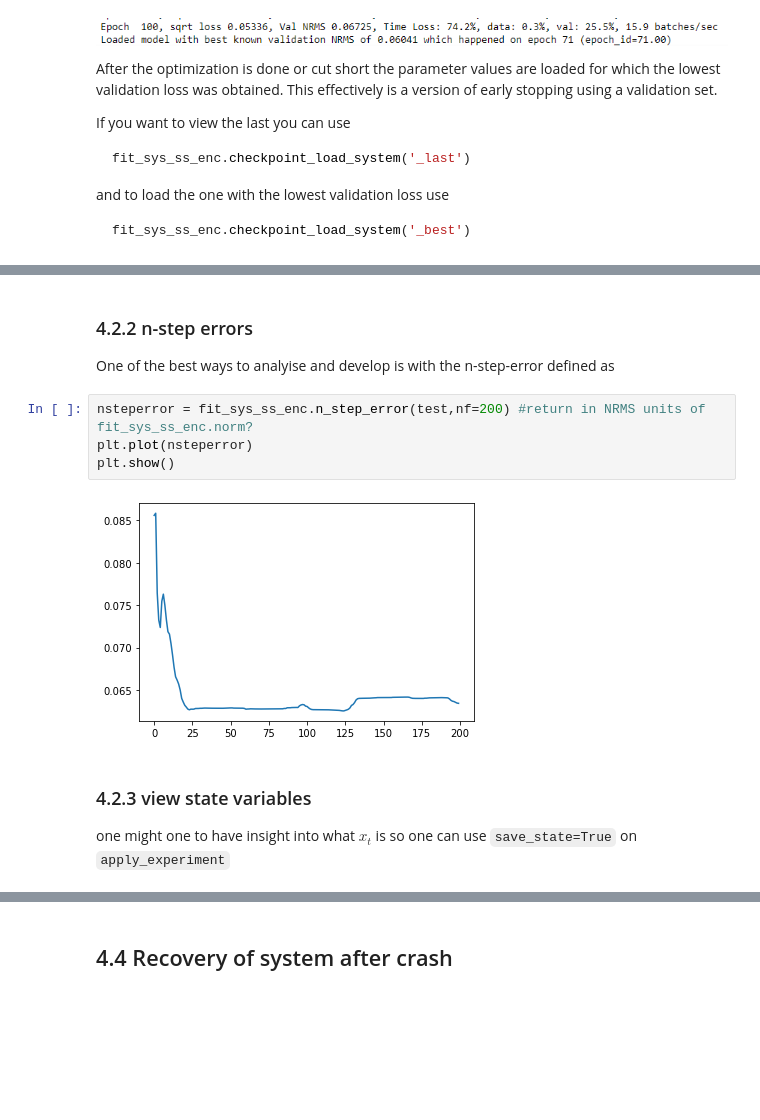
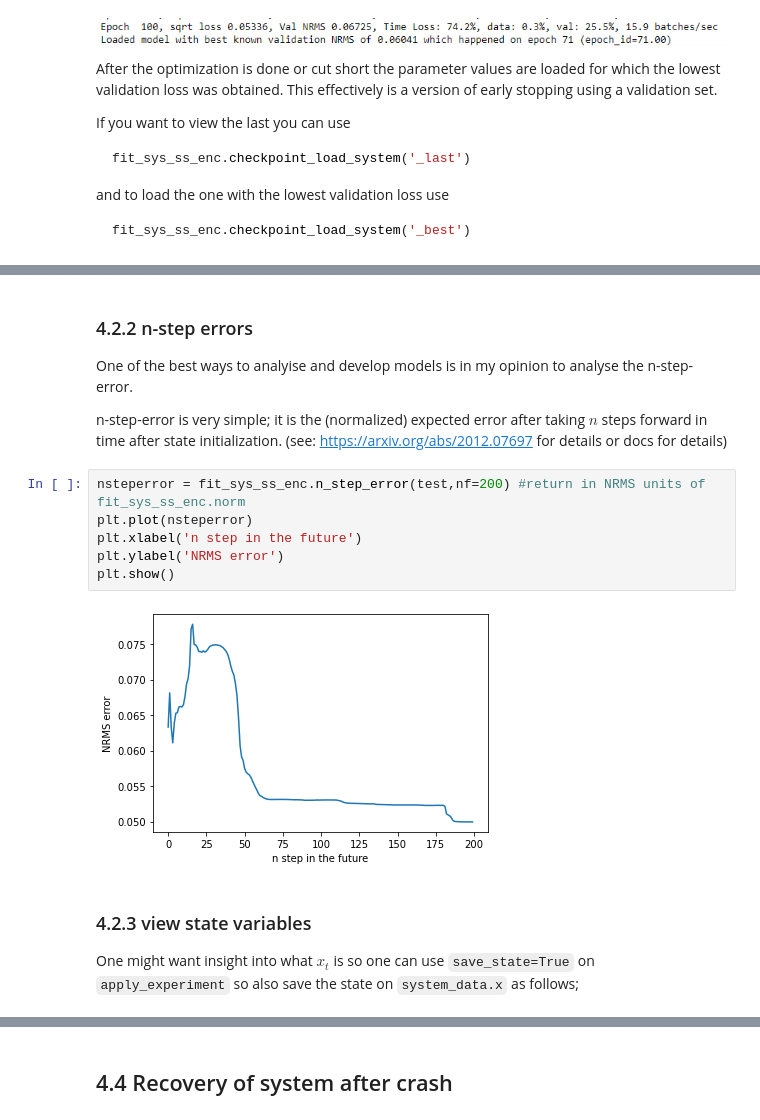
Before and after one commit to GerbenBeintema/deepSI, a Jupyter notebook: examples/Examples 1; The flow of deepSI.ipynb, the cells around one changed output, grey strips where cells are left out. Saved outputs shown, nothing was run; the diff lists cells and outputs as text; blank space fills up the shorter version.

```diff
--- a/examples/Examples 1; The flow of deepSI.ipynb
+++ b/examples/Examples 1; The flow of deepSI.ipynb
@@ -257,17 +262,21 @@ plt.show()
 # %% [markdown]
 ### 4.2.2 n-step errors
 
-One of the best ways to analyise and develop is with the n-step-error defined as
+One of the best ways to analyise and develop models is in my opinion to analyse the n-step-error.
+
+n-step-error is very simple; it is the (normalized) expected error after taking $n$ steps forward in time after state initialization. (see: https://arxiv.org/abs/2012.07697 for details or docs for details)
 # %%
-nsteperror = fit_sys_ss_enc.n_step_error(test,nf=200) #return in NRMS units of fit_sys_ss_enc.norm?
+nsteperror = fit_sys_ss_enc.n_step_error(test,nf=200) #return in NRMS units of fit_sys_ss_enc.norm
 plt.plot(nsteperror)
+plt.xlabel('n step in the future')
+plt.ylabel('NRMS error')
 plt.show()
 # %% [output]
-[figure, old version]
+[figure, new version]
 # %% [markdown]
 ### 4.2.3 view state variables
 
-one might one to have insight into what $x_t$ is so one can use `save_state=True` on `apply_experiment`
+One might want insight into what $x_t$ is so one can use `save_state=True` on `apply_experiment` so also save the state on `system_data.x` as follows;
 # %%
 test_sim = fit_sys_ss_enc.apply_experiment(test,save_state=True)
 X = test_sim.x #the System_data now has a .x attribute with shape (Ntime, nx)
```
Also changed, not shown: parts of 21 cells of this notebook, 2 other files.
